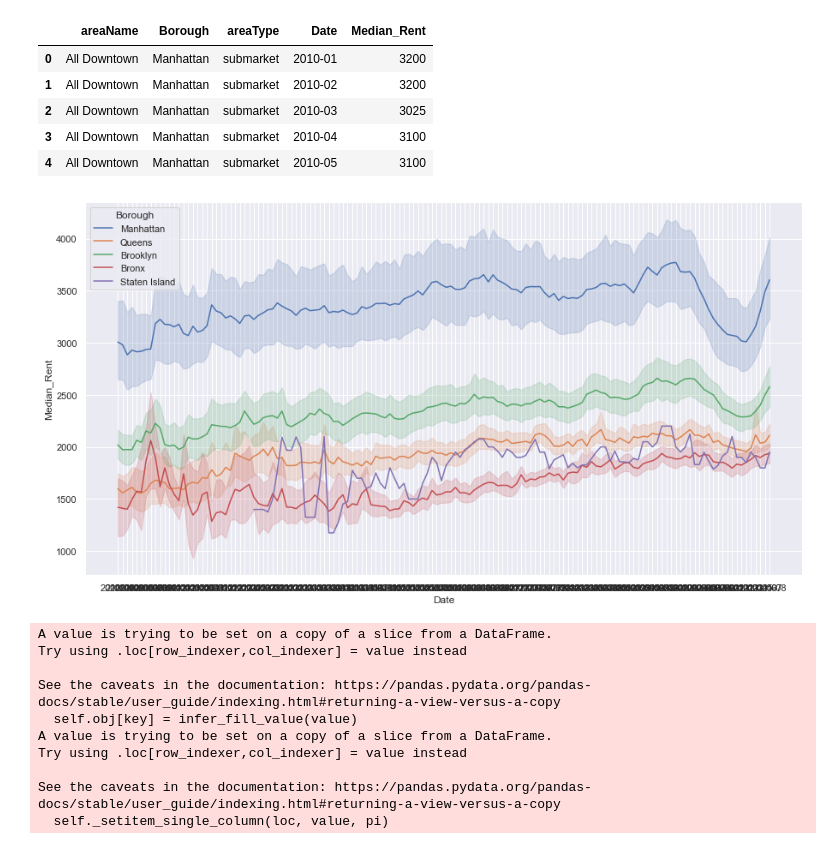
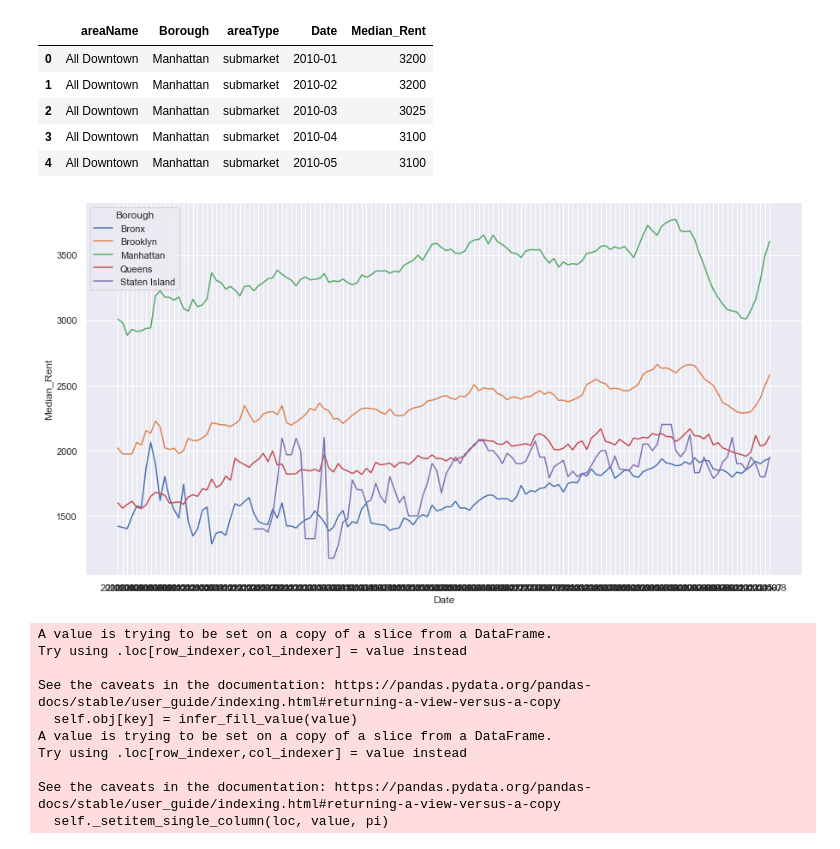
Before and after one commit to jackcopeland11/nyc_apartment_rent_analysis, a Jupyter notebook: python_project_final.ipynb, the cells around one changed output. Saved outputs shown, nothing was run; the diff lists cells and outputs as text; code cells hidden in the pictures.

```diff
--- a/python_project_final.ipynb
+++ b/python_project_final.ipynb
@@ -47,13 +52,13 @@ rent_prices.head()
 | 4 | All Downtown | Manhattan | submarket | 2010-05 | 3100 |
 # %%
 ##Graph covid cases borough
-median_rents_by_boro = rent_prices[['Date', 'Borough' , 'Median_Rent']]
+median_rents_by_boro = rent_prices.groupby(['Date', 'Borough']).agg(np.average)
 
 # sns.set(rc = {'figure.figsize':(15,8)})
 # g = sns.lineplot(median_rents_by_boro['Date'] , median_rents_by_boro['Median_Rent'])
 g = sns.lineplot(x='Date', y='Median_Rent', hue = 'Borough' , data = median_rents_by_boro)
 # %% [output]
-[figure, old version]
+[figure, new version]
 # %%
 ## Create categories based on different timeframes of the Covid outbreak
 
```
Also changed, not shown: parts of 8 cells of this notebook.
